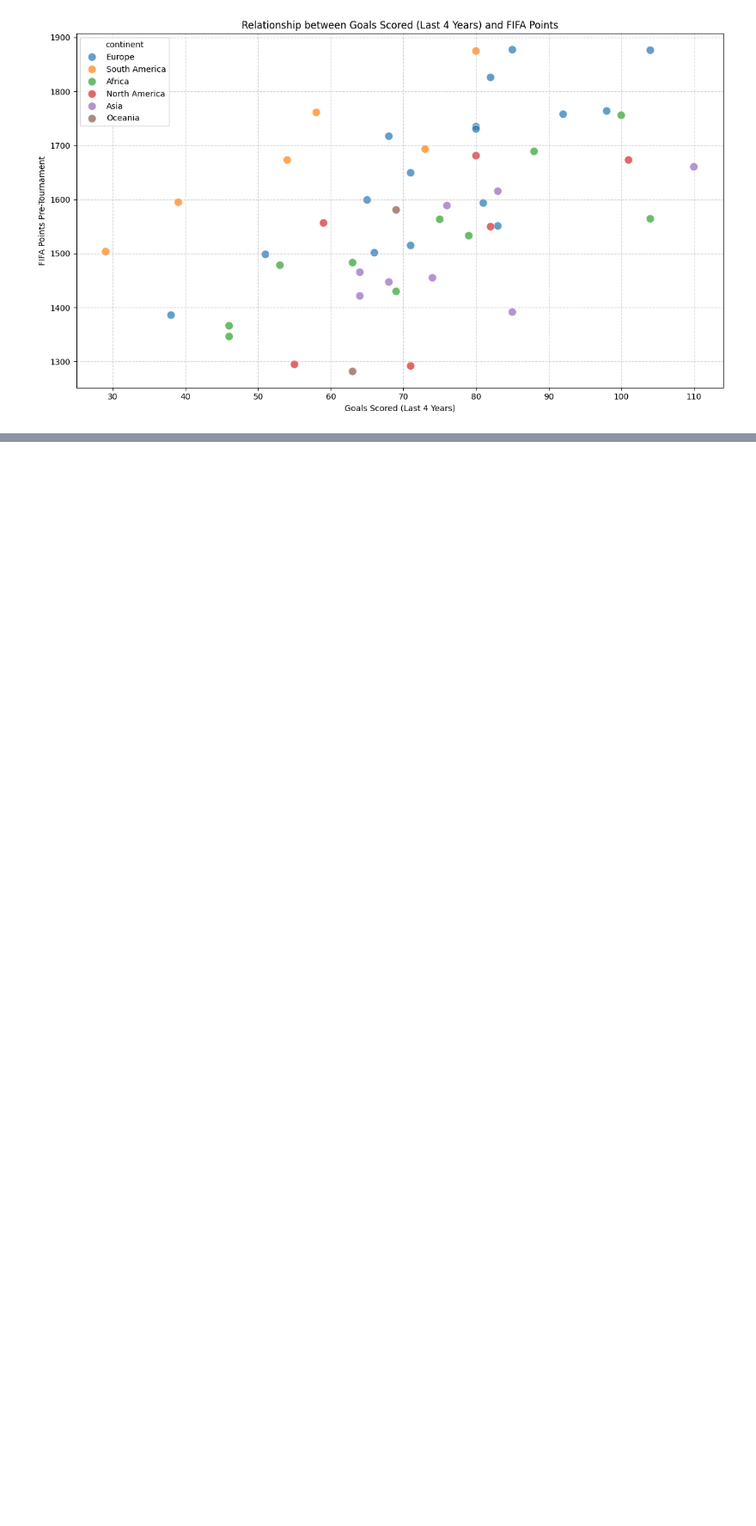
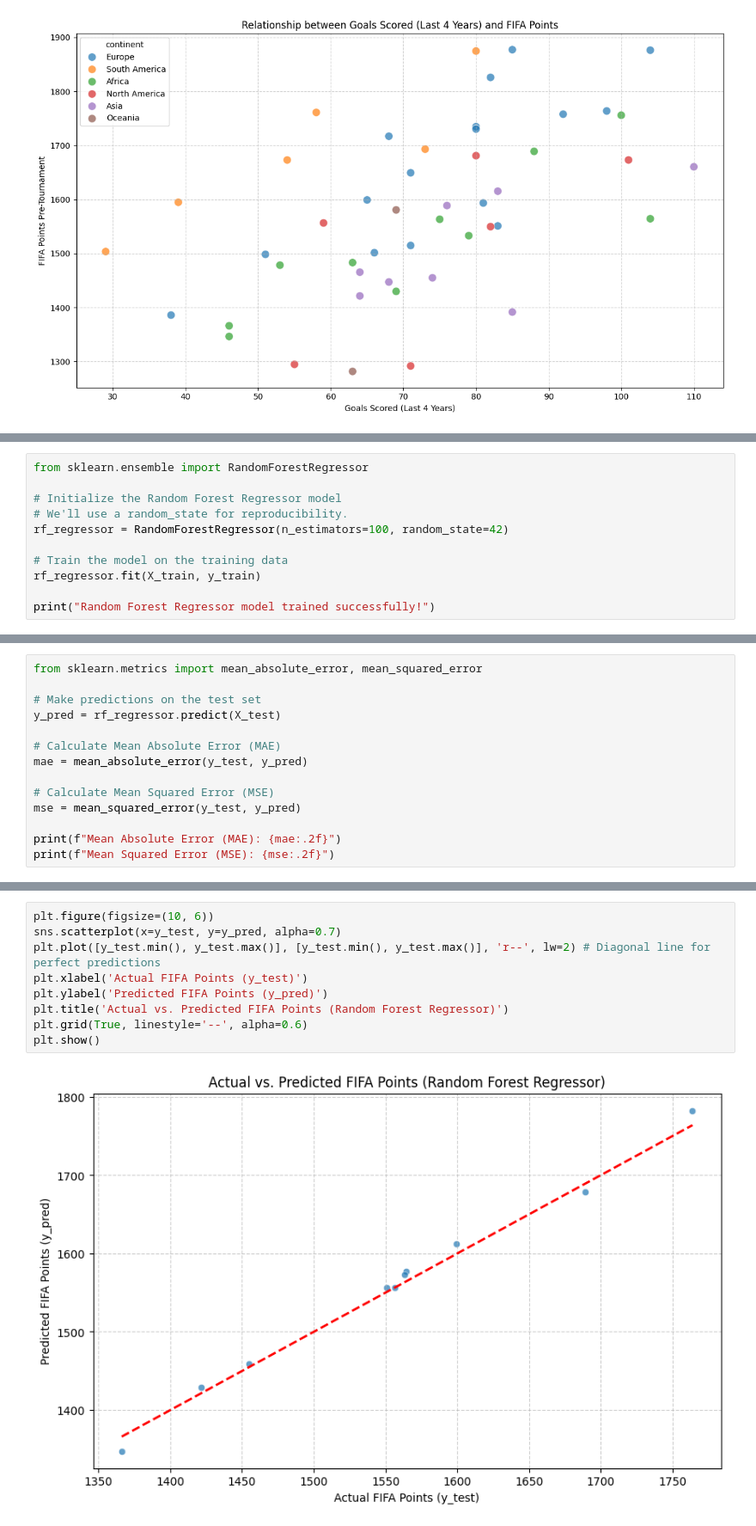
Before and after one commit to kxrrym03/FIFA, a Jupyter notebook: FIFA.ipynb, the cells around one changed output, grey strips where cells are left out. Shown at 86% size. Saved outputs shown, nothing was run; the diff lists cells and outputs as text; blank space fills up the shorter version.

```diff
--- a/FIFA.ipynb
+++ b/FIFA.ipynb
@@ -233,0 +323,11 @@ plt.show()
+# %%
+from sklearn.ensemble import RandomForestRegressor
+
+# Initialize the Random Forest Regressor model
+# We'll use a random_state for reproducibility.
+rf_regressor = RandomForestRegressor(n_estimators=100, random_state=42)
+
+# Train the model on the training data
+rf_regressor.fit(X_train, y_train)
+
+print("Random Forest Regressor model trained successfully!")
@@ -233,0 +340,14 @@ plt.show()
+# %%
+from sklearn.metrics import mean_absolute_error, mean_squared_error
+
+# Make predictions on the test set
+y_pred = rf_regressor.predict(X_test)
+
+# Calculate Mean Absolute Error (MAE)
+mae = mean_absolute_error(y_test, y_pred)
+
+# Calculate Mean Squared Error (MSE)
+mse = mean_squared_error(y_test, y_pred)
+
+print(f"Mean Absolute Error (MAE): {mae:.2f}")
+print(f"Mean Squared Error (MSE): {mse:.2f}")
@@ -233,0 +366,11 @@ plt.show()
+# %%
+plt.figure(figsize=(10, 6))
+sns.scatterplot(x=y_test, y=y_pred, alpha=0.7)
+plt.plot([y_test.min(), y_test.max()], [y_test.min(), y_test.max()], 'r--', lw=2) # Diagonal line for perfect predictions
+plt.xlabel('Actual FIFA Points (y_test)')
+plt.ylabel('Predicted FIFA Points (y_pred)')
+plt.title('Actual vs. Predicted FIFA Points (Random Forest Regressor)')
+plt.grid(True, linestyle='--', alpha=0.6)
+plt.show()
+# %% [output]
+[figure, added]
```
Also changed, not shown: parts of 9 cells of this notebook.
